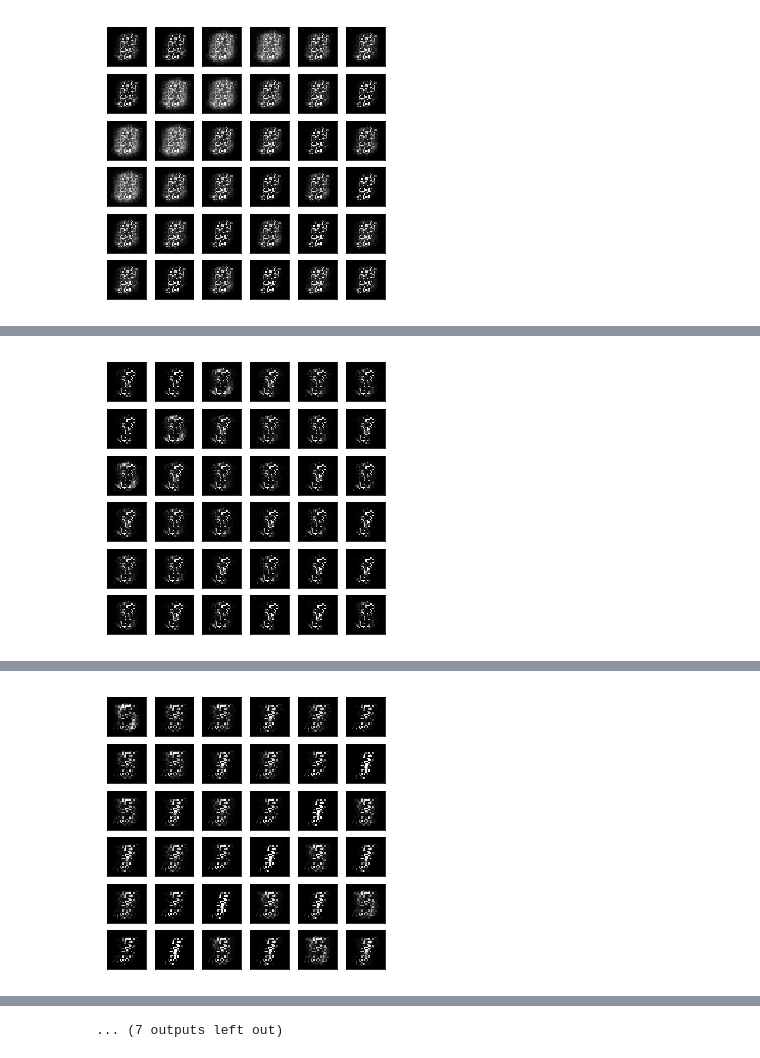
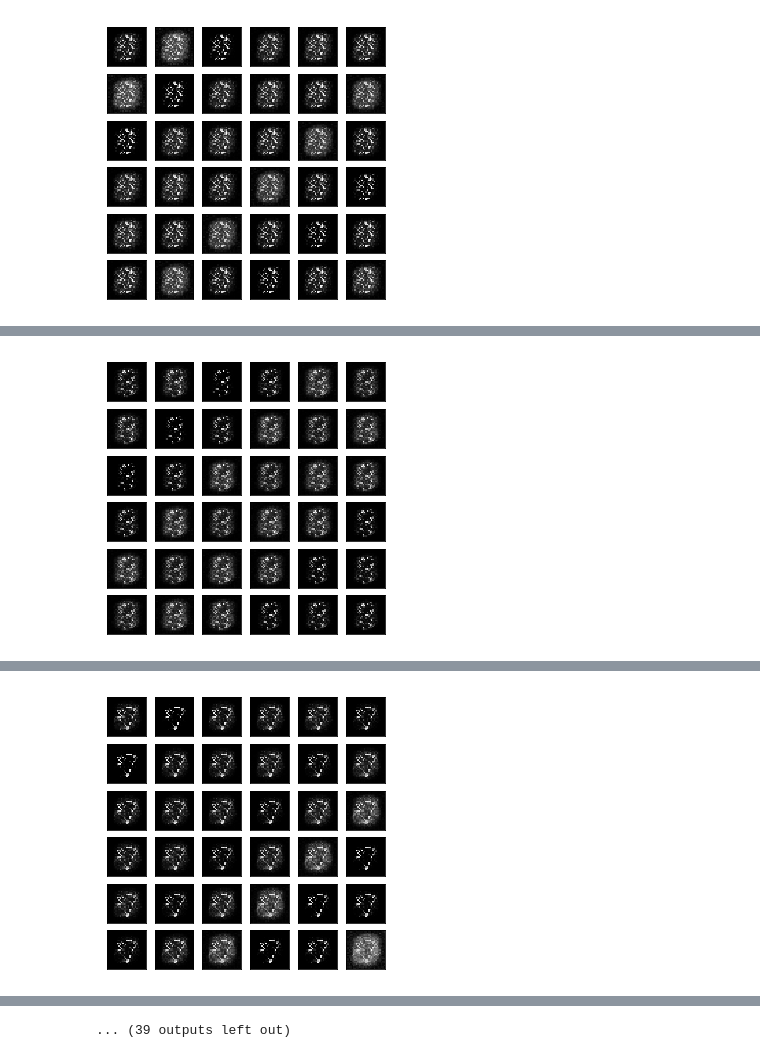
Before and after one commit to shayneobrien/generative-models, a Jupyter notebook: notebooks/12-f-gan.ipynb, the cells around one changed output, grey strips where cells are left out. Cells and saved outputs as stored; diff of their text form; code cells hidden in the pictures.

```diff
--- a/notebooks/12-f-gan.ipynb
+++ b/notebooks/12-f-gan.ipynb
@@ -16,6 +16,8 @@ divergences on a trained model's average log likelihood of sampled data.
 They test (forward) Kullback-Leibler, reverse Kullback-Leibler, Pearson
 chi-squared, Neyman chi-squared, squared Hellinger, Jensen-Shannon,
 and Jeffrey divergences.
+
+TODO: fix Neyman
 
 We exclude Jeffrey due to poor performance and nontrivial implementation.
 (see scipy.special.lambertw otherwise)
@@ -41,7 +43,7 @@ from load_data import get_data
 %matplotlib inline
 
 # Load in binarized MNIST data, separate into data loaders
-# train_iter, val_iter, test_iter = get_data()
+train_iter, val_iter, test_iter = get_data()
 
 def to_var(x):
     """ Make a tensor cuda-erized and requires gradient """
@@ -99,7 +101,6 @@ class Divergence:
     """ Compute G and D loss using an f-divergence metric.
     Implementations based on Table 6 (Appendix C) of the arxiv paper.
     """
-    #TODO: test each
     def __init__(self, method):
         self.method = method.lower().strip()
         assert self.method in ['total_vartiation',
@@ -107,7 +108,7 @@ class Divergence:
                                'reverse_kl',
                                'hellinger',
                                'pearson',
-                               'neyman',
+#                                'neyman', #TODO: fix neyman
                                'jensen_shannon'], \
             'Invalid divergence.'
 
@@ -130,10 +131,10 @@ class Divergence:
             return -(torch.mean(DX_score) - torch.mean(0.25*DG_score**2 + DG_score))
 
         elif self.method == 'neyman':
-            return -(torch.mean(1-torch.exp(DX_score)) - torch.mean(2 - 2*(1-DG_score)**0.25))
+            return -(torch.mean(1-torch.exp(DX_score)) - torch.mean(2 - 2*(1-DG_score)**0.50))
 
         elif self.method == 'jensen_shannon':
-            return -(torch.mean(torch.log(torch.tensor(2.))-torch.log(1+torch.exp(-DX_score))) - torch.mean(-torch.log(torch.tensor(2.)-torch.exp(DG_score))))
+            return -(torch.mean(torch.log(torch.tensor(2.))-torch.log(1+torch.exp(-DX_score+1e-8))) - torch.mean(-torch.log(torch.tensor(2.)-torch.exp(DG_score)+1e-8)))
 
     def G_loss(self, DG_score):
         """ Compute batch loss for generator using f-divergence metric """
@@ -151,13 +152,13 @@ class Divergence:
             return -torch.mean((1-torch.exp(DG_score))/(torch.exp(DG_score)))
 
         elif self.method == 'pearson':
-            return -torch.mean(0.25*D_fake**2 + D_fake)
+            return -torch.mean(0.25*DG_score**2 + DG_score)
 
         elif self.method == 'neyman':
-            return -torch.mean(2 - 2*(1-DG_score)**0.25)
+            return -torch.mean(2 - 2*(1-DG_score)**0.50)
 
         elif self.method == 'jensen_shannon':
-            return -torch.mean(-torch.log(torch.tensor(2.)-torch.exp(DG_score)))
+            return -torch.mean(-torch.log(torch.tensor(2.)-torch.exp(DG_score)+1e-8))
 
 
 class fGANTrainer:
@@ -379,8 +380,11 @@ trainer = fGANTrainer(model=model,
                       test_iter=test_iter,
                       viz=True)
 
+#                                'neyman',
+#                                'jensen_shannon'
+
 trainer.train(num_epochs=25,
-              method='reverse_kl',
+              method='jensen_shannon',
               G_lr=1e-4,
               D_lr=1e-4,
               D_steps=1)
@@ -394 +398 @@ Epoch[3/25], G Loss: 1.8981, D Loss: -0.7814
-[figure, old version]
+[figure, new version]
@@ -396 +400 @@ Epoch[4/25], G Loss: 1.6417, D Loss: -0.4823
-[figure, old version]
+[figure, new version]
@@ -398 +402 @@ Epoch[5/25], G Loss: 1.7852, D Loss: -0.6448
-[figure, old version]
+[figure, new version]
@@ -400 +404 @@ Epoch[6/25], G Loss: 1.8379, D Loss: -0.6893
-... (7 outputs left out)
+... (39 outputs left out)
```
Also changed, not shown: parts of 1 cell of this notebook, 2 other files.
